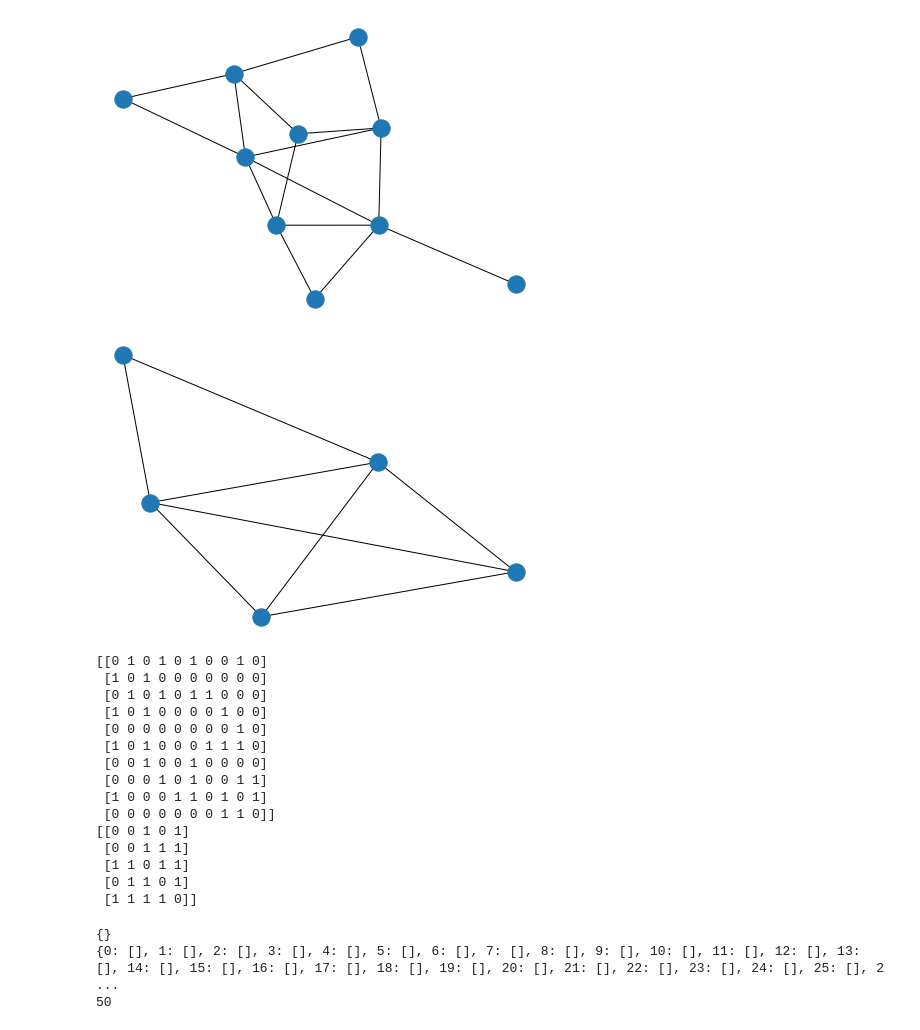
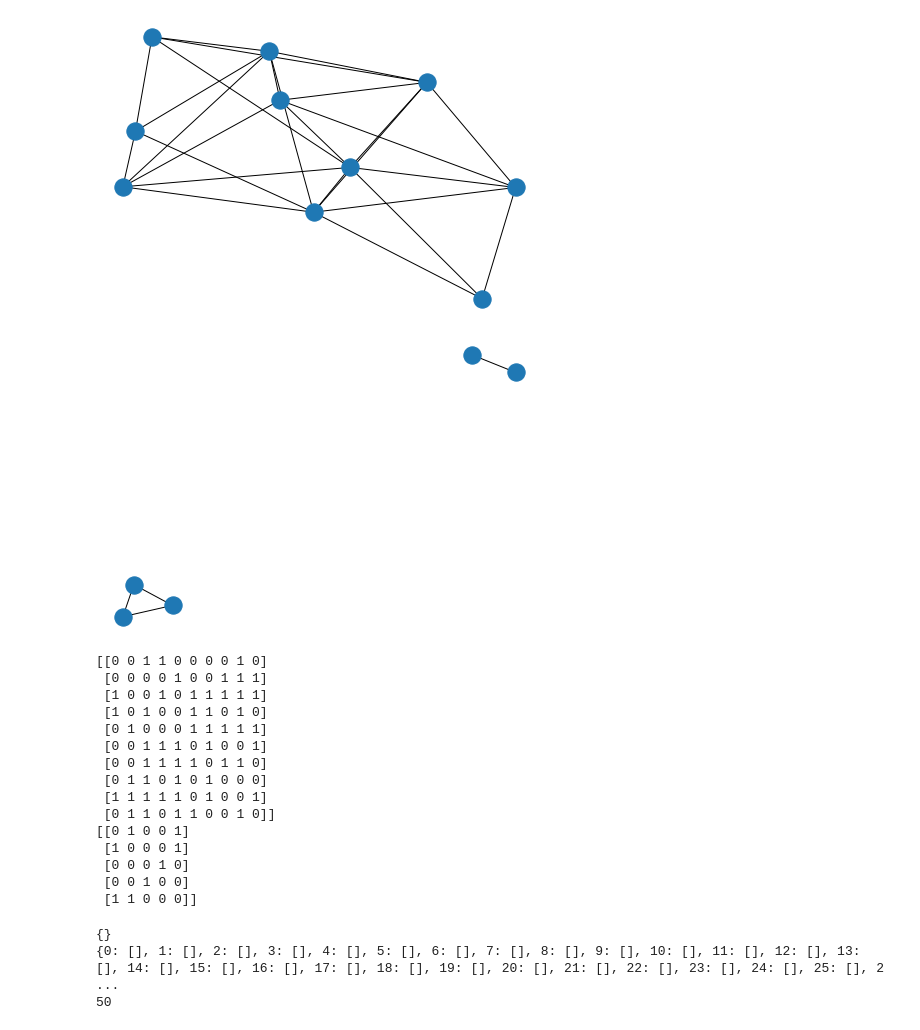
Before and after one commit to rajeshkpandey/AWESOME-FER, a Jupyter notebook: Epidemics_ABM.ipynb, the cells around one changed output. Drawn from its saved outputs; the diff is of its cells as text; code cells hidden in the pictures.

```diff
--- a/Epidemics_ABM.ipynb
+++ b/Epidemics_ABM.ipynb
@@ -3,35 +3,35 @@
 # %%
 #Erdos-Renyi Graph in Networkx
 import random
 from networkx import nx
 import matplotlib.pyplot as plt
 
 N = 10  # 10 nodes
 K = 100  # 100 agents
 #M = 30  # 30 edges
 NN = 5
 
 
 #Graph = nx.gnm_random_graph(N, M)
 
-P = 0.4 #Probabibilty for Node Connection in random graph
-PP = 0.7
+P = 0.5 #Probabibilty for Node Connection in random graph
+PP = 0.5
 Graph = nx.erdos_renyi_graph(N,P) # Use Networkx to generate a random graph of N nodes being connected with probability P.
 GraphN = nx.erdos_renyi_graph(NN,PP)
 
 
 # some network properties
 #print("the adjacency list")
 #for line in nx.generate_adjlist(Graph):
 #    print(line)
 
 nx.draw(Graph)
 plt.show()
 nx.draw(GraphN)
 plt.show()
 # %% [output]
-[figure, old version]
+[figure, new version]
-[figure, old version]
+[figure, new version]
 # %%
 A = nx.adjacency_matrix(Graph)
 Adjacency_matrix = A.todense()
@@ -40,21 +40,21 @@ Adjacency_matrixN = AN.todense()
 print(Adjacency_matrix)
 print(Adjacency_matrixN)
 # %% [output]
-[[0 1 0 1 0 1 0 0 1 0]
- [1 0 1 0 0 0 0 0 0 0]
- [0 1 0 1 0 1 1 0 0 0]
- [1 0 1 0 0 0 0 1 0 0]
- [0 0 0 0 0 0 0 0 1 0]
- [1 0 1 0 0 0 1 1 1 0]
- [0 0 1 0 0 1 0 0 0 0]
- [0 0 0 1 0 1 0 0 1 1]
- [1 0 0 0 1 1 0 1 0 1]
- [0 0 0 0 0 0 0 1 1 0]]
-[[0 0 1 0 1]
- [0 0 1 1 1]
- [1 1 0 1 1]
- [0 1 1 0 1]
- [1 1 1 1 0]]
+[[0 0 1 1 0 0 0 0 1 0]
+ [0 0 0 0 1 0 0 1 1 1]
+ [1 0 0 1 0 1 1 1 1 1]
+ [1 0 1 0 0 1 1 0 1 0]
+ [0 1 0 0 0 1 1 1 1 1]
+ [0 0 1 1 1 0 1 0 0 1]
+ [0 0 1 1 1 1 0 1 1 0]
+ [0 1 1 0 1 0 1 0 0 0]
+ [1 1 1 1 1 0 1 0 0 1]
+ [0 1 1 0 1 1 0 0 1 0]]
+[[0 1 0 0 1]
+ [1 0 0 0 1]
+ [0 0 0 1 0]
+ [0 0 1 0 0]
+ [1 1 0 0 0]]
 # %%
 #Empty Node Dictionary [ A Dictionary consisting list of agent states on Graph Nodes]
 Node = {}
```
Also changed, not shown: parts of 4 cells of this notebook.
